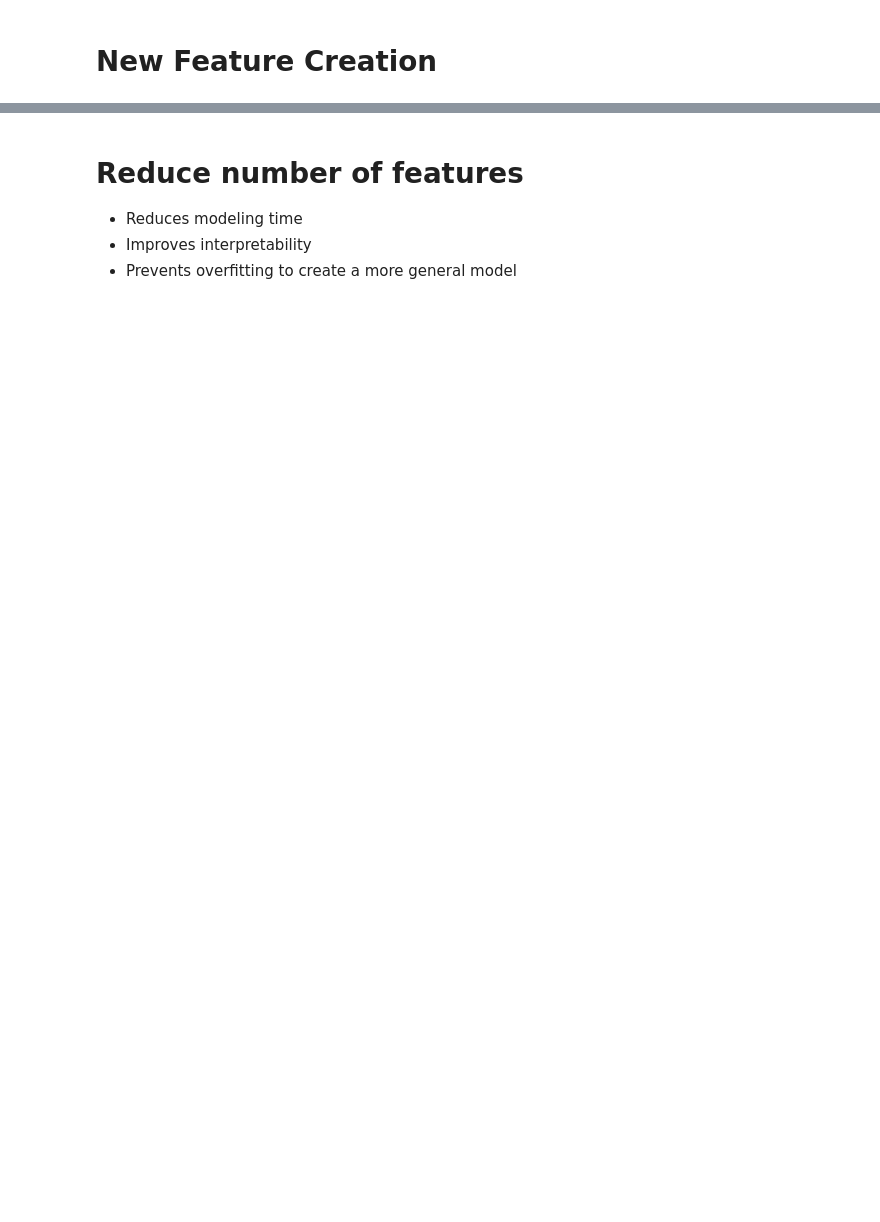
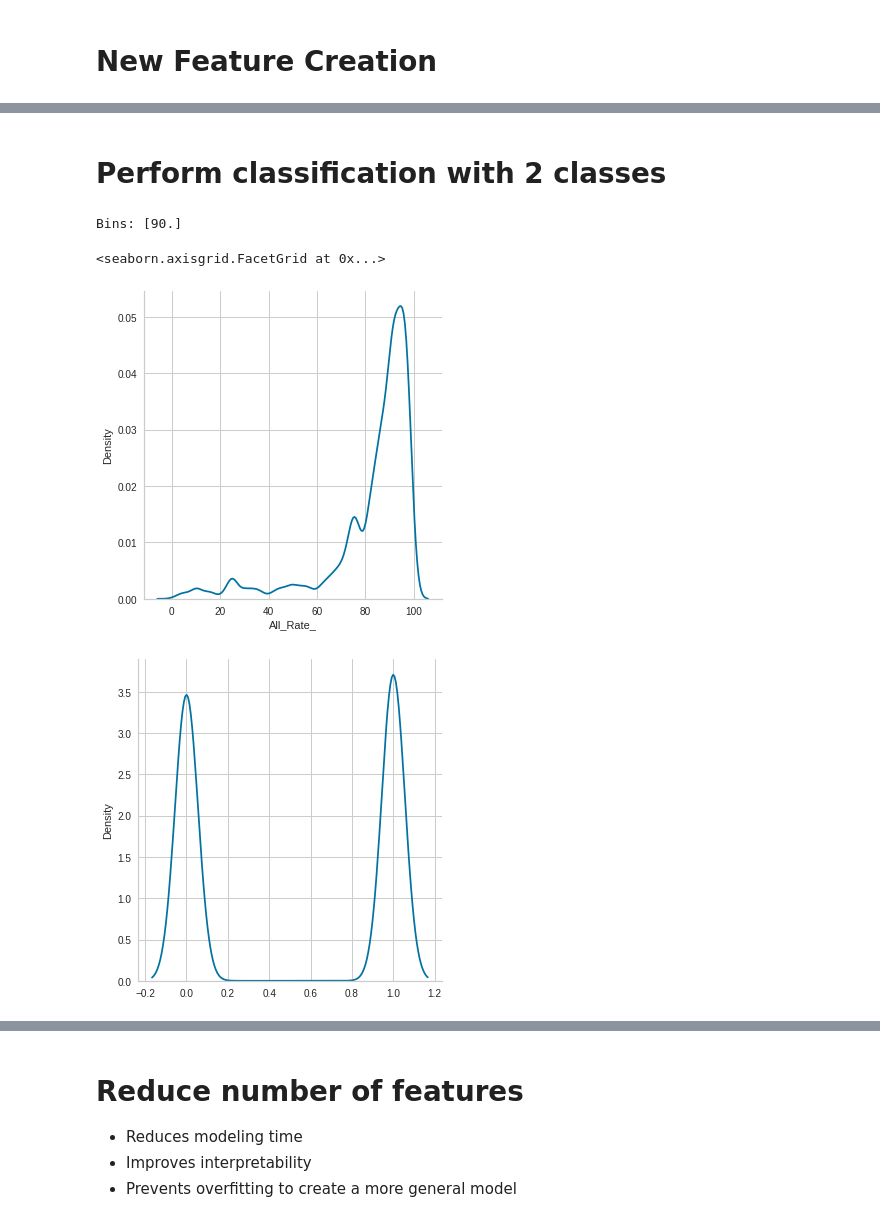
Before and after one commit to georgetown-analytics/student-outcomes, a Jupyter notebook: notebooks/feature_engineering_1.ipynb, the cells around one changed output, grey strips where cells are left out. Cells and saved outputs as stored; diff of their text form; code cells hidden in the pictures; blank space fills up the shorter version.

```diff
--- a/notebooks/feature_engineering_1.ipynb
+++ b/notebooks/feature_engineering_1.ipynb
@@ -255,0 +217,15 @@ viz_lasso.fig.savefig("../figures/feature_importance_lasso_datasetB.png")
+# %% [markdown]
+# Perform classification with 2 classes
+# %%
+bins = np.percentile(ytrain,[50])
+ytrain_binned = np.digitize(ytrain,bins=bins)
+ytest_binned = np.digitize(ytest,bins=bins)
+y_binned = np.digitize(y,bins=bins)
+print("Bins:", bins)
+sns.displot(ytrain,kind='kde',label="continuous")
+sns.displot(ytrain_binned,kind='kde')
+# %% [output]
+Bins: [90.]
+<seaborn.axisgrid.FacetGrid at 0x...>
+[figure, added]
+[figure, added]
```
Also changed, not shown: parts of 53 cells of this notebook, 2 other files.
